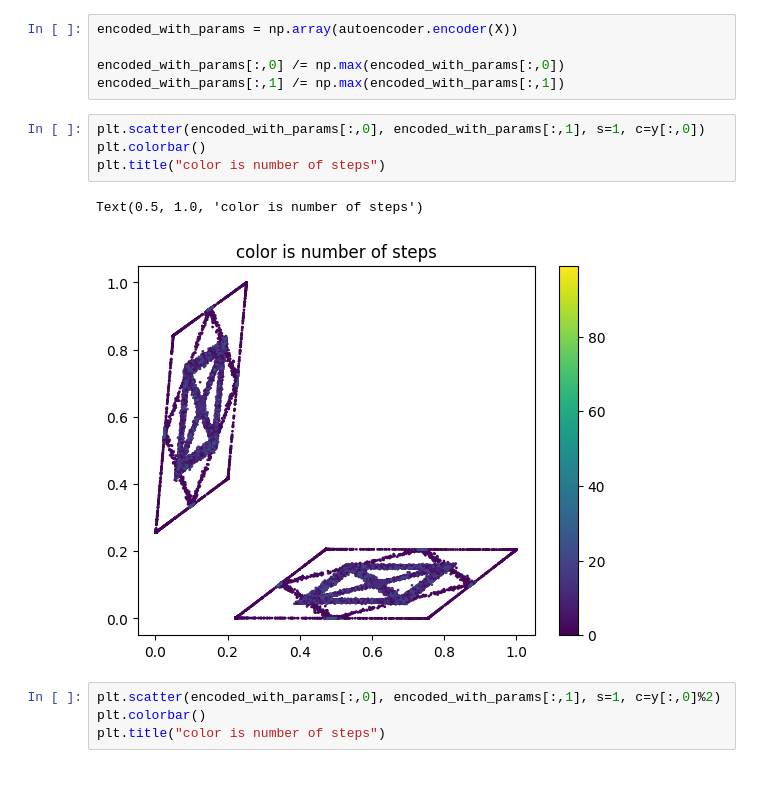
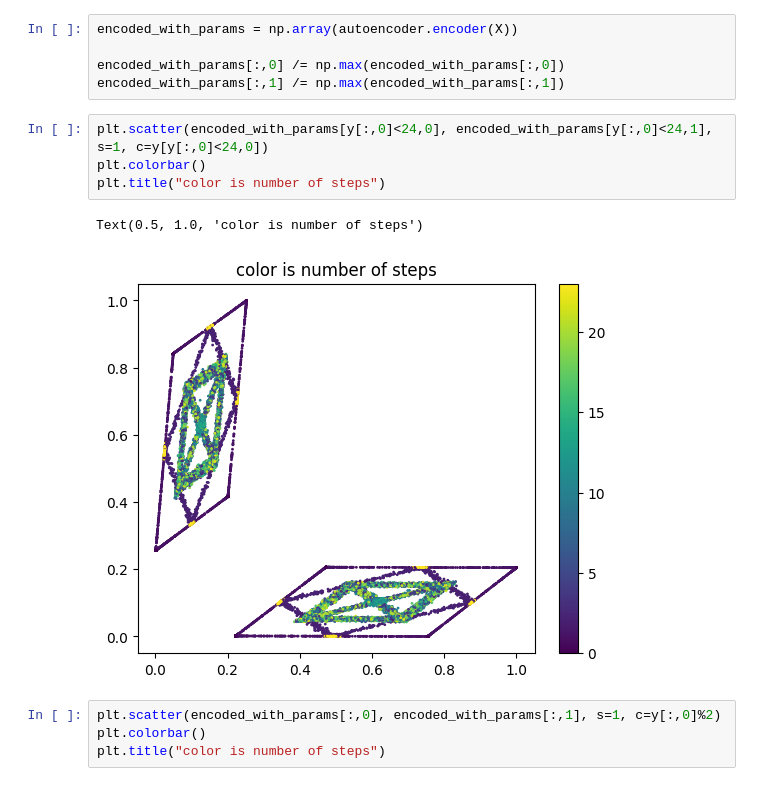
Before and after one commit to filipkojro/qw-defects, a Jupyter notebook: autoencoder_test.ipynb, the cells around one changed output. Drawn from its saved outputs; the diff is of its cells as text.

```diff
--- a/autoencoder_test.ipynb
+++ b/autoencoder_test.ipynb
@@ -130,12 +130,12 @@ encoded_with_params = np.array(autoencoder.encoder(X))
 encoded_with_params[:,0] /= np.max(encoded_with_params[:,0])
 encoded_with_params[:,1] /= np.max(encoded_with_params[:,1])
 # %%
-plt.scatter(encoded_with_params[:,0], encoded_with_params[:,1], s=1, c=y[:,0])
+plt.scatter(encoded_with_params[y[:,0]<24,0], encoded_with_params[y[:,0]<24,1], s=1, c=y[y[:,0]<24,0])
 plt.colorbar()
 plt.title("color is number of steps")
 # %% [output]
 Text(0.5, 1.0, 'color is number of steps')
-[figure, old version]
+[figure, new version]
 # %%
 plt.scatter(encoded_with_params[:,0], encoded_with_params[:,1], s=1, c=y[:,0]%2)
 plt.colorbar()
```
